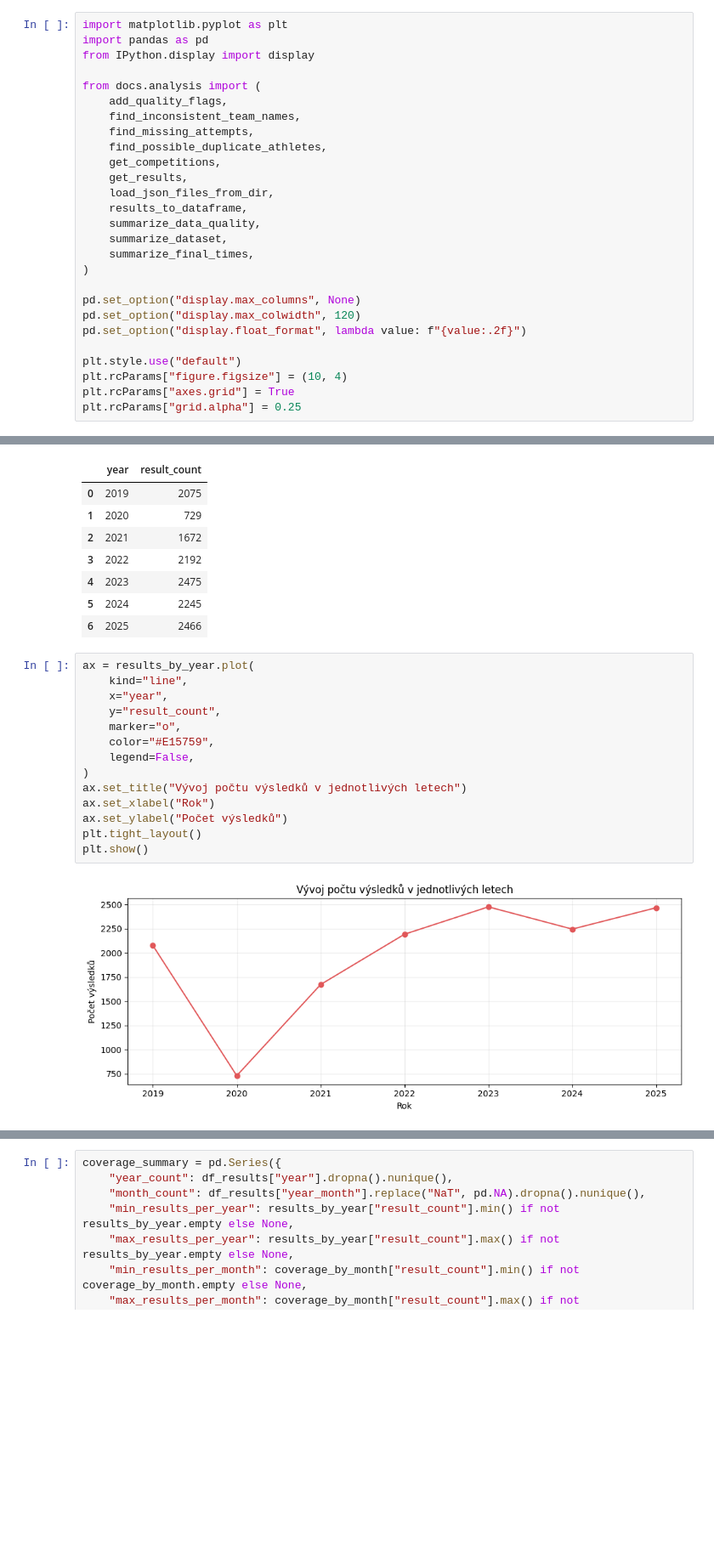
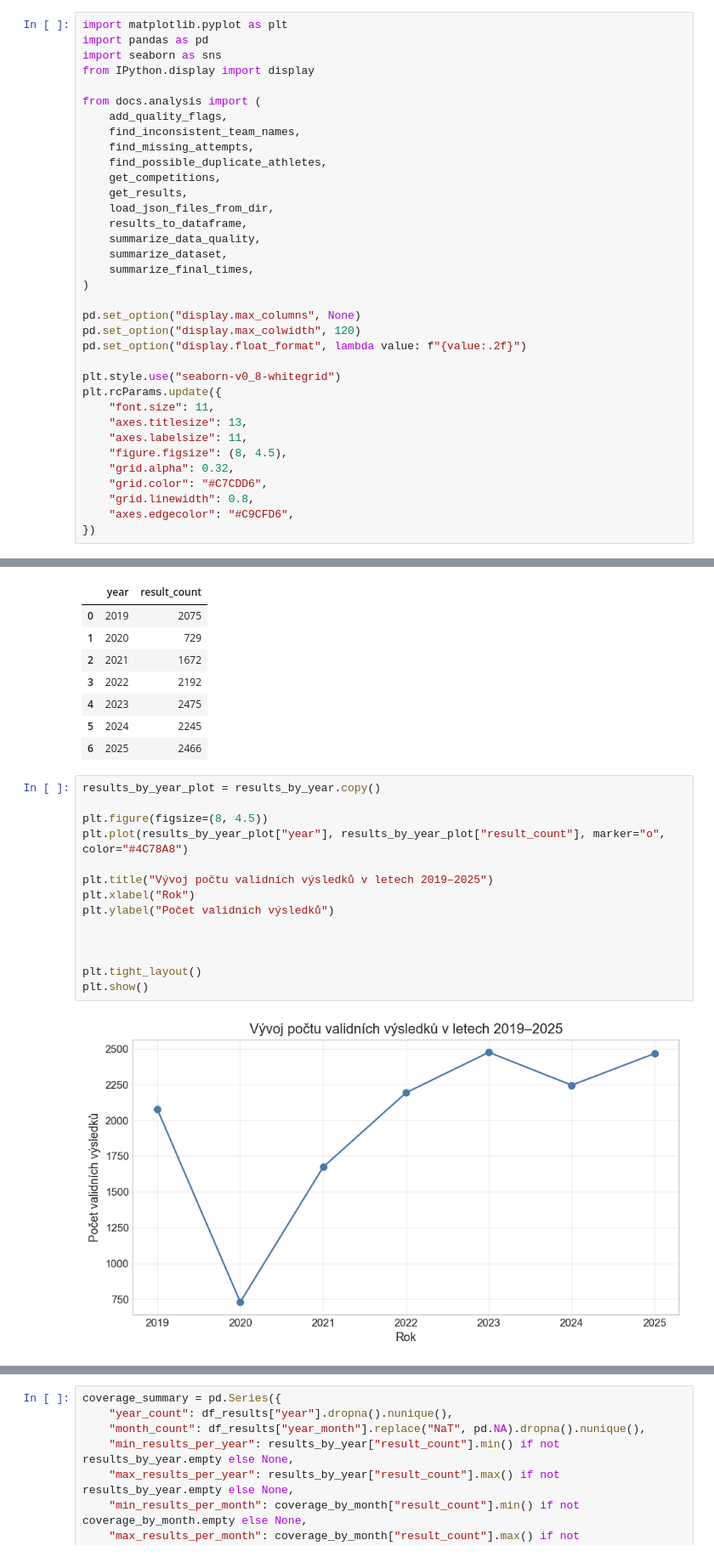
Before and after one commit to adelaleppeltova/firesport-app, a Jupyter notebook: docs/notebooks/eda.ipynb, the cells around one changed output, grey strips where cells are left out. Shown at 85% size. Drawn from its saved outputs; the diff is of its cells as text; blank space fills up the shorter version.

```diff
--- a/docs/notebooks/eda.ipynb
+++ b/docs/notebooks/eda.ipynb
@@ -44,6 +24,7 @@ Note: you may need to restart the kernel to use updated packages.
 # %%
 import matplotlib.pyplot as plt
 import pandas as pd
+import seaborn as sns
 from IPython.display import display
 
 from docs.analysis import (
@@ -64,8 +45,15 @@ pd.set_option("display.max_columns", None)
 pd.set_option("display.max_colwidth", 120)
 pd.set_option("display.float_format", lambda value: f"{value:.2f}")
 
-plt.style.use("default")
-plt.rcParams["figure.figsize"] = (10, 4)
-plt.rcParams["axes.grid"] = True
-plt.rcParams["grid.alpha"] = 0.25
+plt.style.use("seaborn-v0_8-whitegrid")
+plt.rcParams.update({
+    "font.size": 11,
+    "axes.titlesize": 13,
+    "axes.labelsize": 11,
+    "figure.figsize": (8, 4.5),
+    "grid.alpha": 0.32,
+    "grid.color": "#C7CDD6",
+    "grid.linewidth": 0.8,
+    "axes.edgecolor": "#C9CFD6",
+})
 # %%
@@ -407,18 +502,18 @@ results_by_year
 | 5 | 2024 | 2245 |
 | 6 | 2025 | 2466 |
 # %%
-ax = results_by_year.plot(
-    kind="line",
-    x="year",
-    y="result_count",
-    marker="o",
-    color="#E15759",
-    legend=False,
-)
-ax.set_title("Vývoj počtu výsledků v jednotlivých letech")
-ax.set_xlabel("Rok")
-ax.set_ylabel("Počet výsledků")
+results_by_year_plot = results_by_year.copy()
+
+plt.figure(figsize=(8, 4.5))
+plt.plot(results_by_year_plot["year"], results_by_year_plot["result_count"], marker="o", color="#4C78A8")
+
+plt.title("Vývoj počtu validních výsledků v letech 2019–2025")
+plt.xlabel("Rok")
+plt.ylabel("Počet validních výsledků")
+
+
+
 plt.tight_layout()
 plt.show()
 # %% [output]
-[figure, old version]
+[figure, new version]
```
Also changed, not shown: parts of 45 cells of this notebook, 12 other files.
